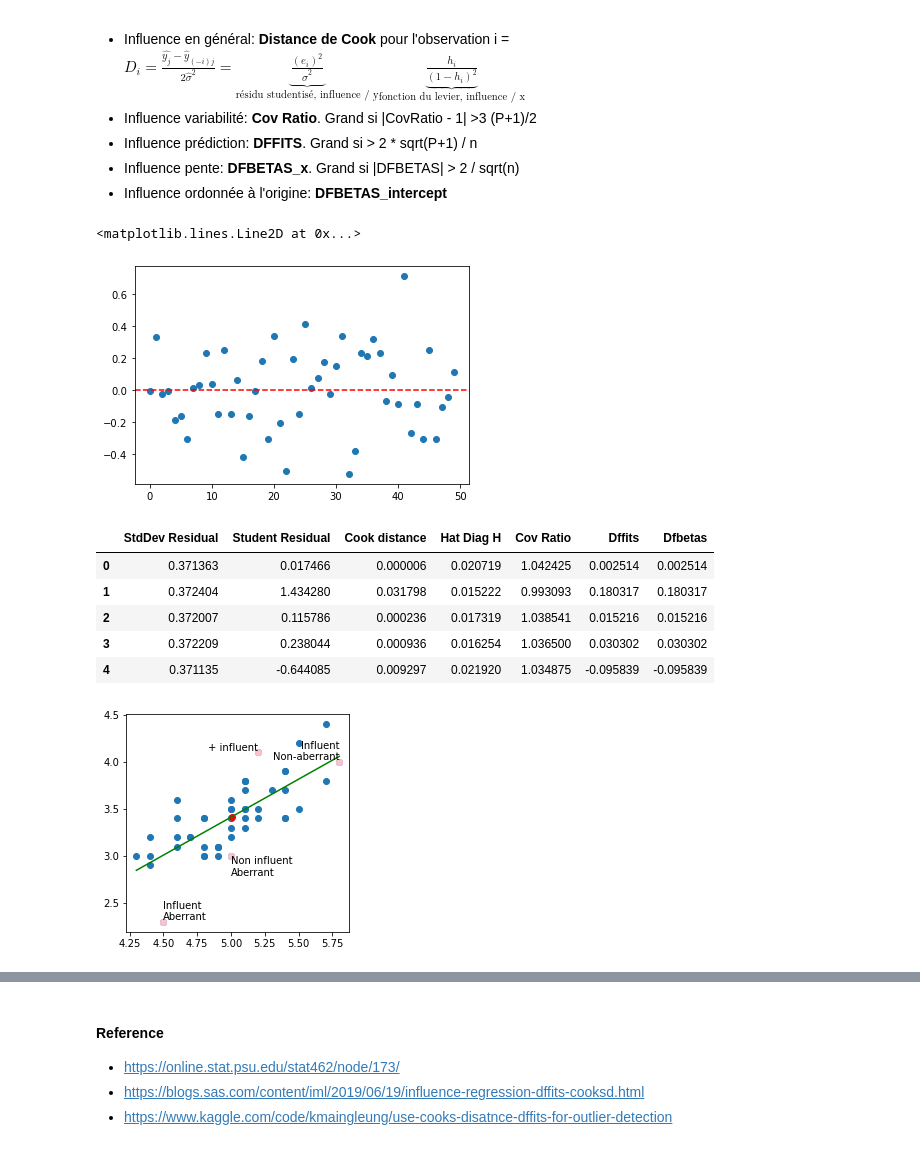
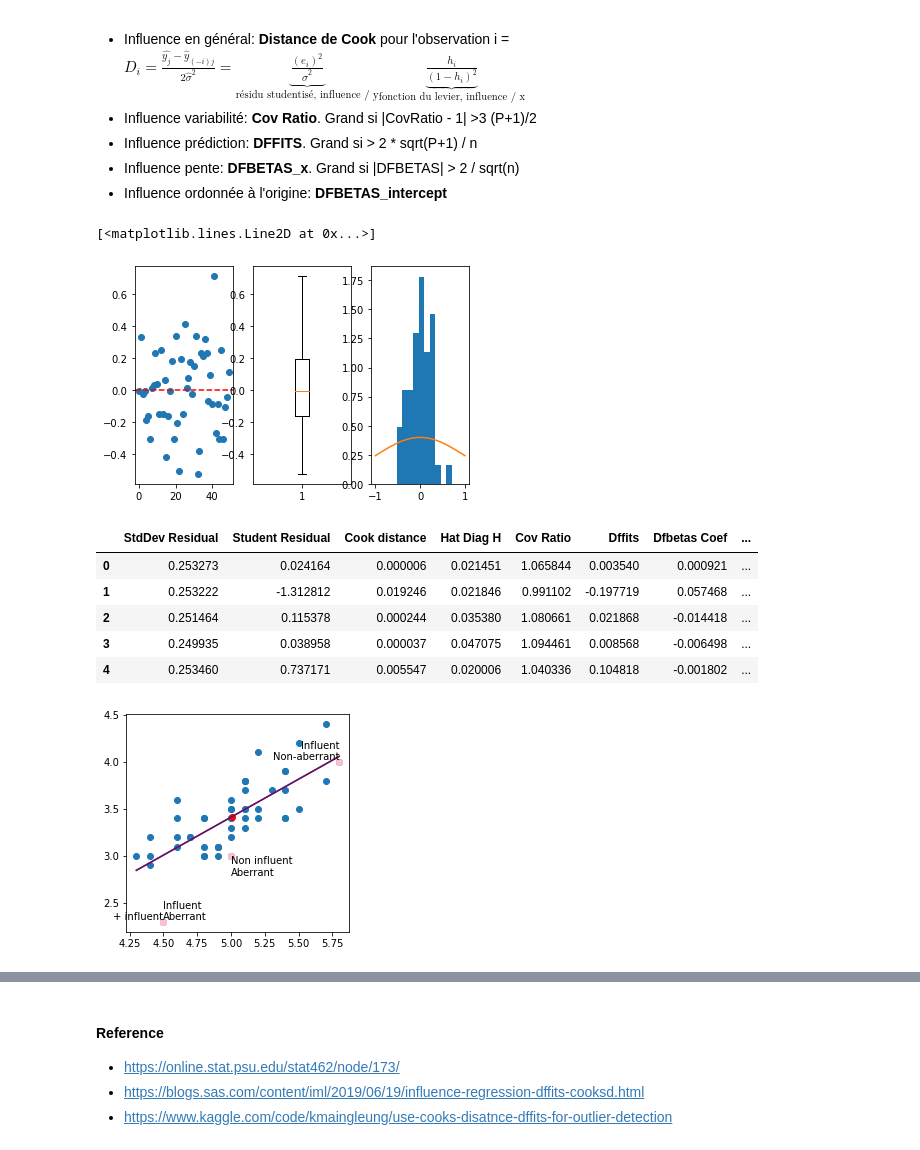
Before and after one commit to cotonne/or-ml-ai-stats, a Jupyter notebook: stats/linear-regression.ipynb, the cells around one changed output, grey strips where cells are left out. Cells and saved outputs as stored; diff of their text form; code cells hidden in the pictures.

Commit message:
Stats: linear regression

```diff
--- a/stats/linear-regression.ipynb
+++ b/stats/linear-regression.ipynb
@@ -63,10 +71,19 @@ plt.scatter(X, y)
 # %%
-import numpy as np
 X_ = np.average(X)
 y_ = np.average(y)
 cov_Xy = np.sum((X - X_) * (y - y_))
 var_x = np.sum((X - X_) ** 2)
 a = cov_Xy / var_x
 b = y_ - a * X_
-(a, b)
+
+reg = linear_model.LinearRegression()
+reg.fit(X.to_numpy().reshape(1, -1).T, y)
+
+res = sm.OLS(y, sm.add_constant(X, prepend=False)).fit()
+
+pd.DataFrame([
+    ["manually", a, b],
+    ["sk-learn", reg.coef_[0], reg.intercept_],
+    ["statsmodels", res.params[0], res.params[1]]],
+    columns=["Method", "Coeff", "Intercept"])
 # %% [output]
@@ -123,15 +143,18 @@ Un point abberant (éloigné de la droite) mais pas influent (proche de la moyen
 # %%
 ŷ = a * X + b
 residuals = (ŷ - y)
-plt.scatter(range(len(residuals)), residuals)
-plt.axhline(y = 0, color = 'r', linestyle = 'dashed')
+fig, (ax1, ax2, ax3) = plt.subplots(1, 3)
+ax1.scatter(range(len(residuals)), residuals)
+ax1.axhline(y = 0, color = 'r', linestyle = 'dashed')
+
+ax2.boxplot(residuals)
+ax3.hist(residuals, density = True)
+space = np.linspace(-1, 1)
+ax3.plot(space, norm.pdf(space, loc=0, scale=1))
 # %% [output]
-<matplotlib.lines.Line2D at 0x...>
+[<matplotlib.lines.Line2D at 0x...>]
-[figure, old version]
+[figure, new version]
 # %%
-import statsmodels.api as sm
-res = sm.OLS(X, y).fit()
-
 infl = res.get_influence()
 iris_desc = pd.DataFrame(zip(
     infl.resid_std,
@@ -140,29 +163,33 @@ iris_desc = pd.DataFrame(zip(
     infl.hat_matrix_diag,
     infl.cov_ratio,
     infl.dffits[0],
-    infl.dfbetas.reshape((50,))), columns=[
+    infl.dfbetas[:, 0],
+    infl.dfbetas[:, 1]), columns=[
     "StdDev Residual",
     "Student Residual",
     "Cook distance",
     "Hat Diag H",
     "Cov Ratio",
     "Dffits",
-    "Dfbetas"
+    "Dfbetas Coef",
+    "Dfbetas Intercept",
 ])
 iris_desc.head()
 # %% [output]
-|  | StdDev Residual | Student Residual | Cook distance | Hat Diag H | Cov Ratio | Dffits | Dfbetas |
-| 0 | 0.371363 | 0.017466 | 0.000006 | 0.020719 | 1.042425 | 0.002514 | 0.002514 |
-| 1 | 0.372404 | 1.434280 | 0.031798 | 0.015222 | 0.993093 | 0.180317 | 0.180317 |
-| 2 | 0.372007 | 0.115786 | 0.000236 | 0.017319 | 1.038541 | 0.015216 | 0.015216 |
-| 3 | 0.372209 | 0.238044 | 0.000936 | 0.016254 | 1.036500 | 0.030302 | 0.030302 |
-| 4 | 0.371135 | -0.644085 | 0.009297 | 0.021920 | 1.034875 | -0.095839 | -0.095839 |
+|  | StdDev Residual | Student Residual | Cook distance | Hat Diag H | Cov Ratio | Dffits | Dfbetas Coef | ... |
+| 0 | 0.253273 | 0.024164 | 0.000006 | 0.021451 | 1.065844 | 0.003540 | 0.000921 | ... |
+| 1 | 0.253222 | -1.312812 | 0.019246 | 0.021846 | 0.991102 | -0.197719 | 0.057468 | ... |
+| 2 | 0.251464 | 0.115378 | 0.000244 | 0.035380 | 1.080661 | 0.021868 | -0.014418 | ... |
+| 3 | 0.249935 | 0.038958 | 0.000037 | 0.047075 | 1.094461 | 0.008568 | -0.006498 | ... |
+| 4 | 0.253460 | 0.737171 | 0.005547 | 0.020006 | 1.040336 | 0.104818 | -0.001802 | ... |
 # %%
 fig, ax = plt.subplots(figsize=(4,4))
 ax.scatter(X, y)
 X_test = np.array([np.min(X), np.max(X)])
 y_test = a * X_test + b
+y_sm = res.params[0] * X_test + res.params[1]
 ax.plot(X_test, y_test, color="green")
+ax.plot(X_test, y_sm, color="purple")
 ax.scatter(X_, y_, color="red")
 
 points = [
@@ -178,7 +205,7 @@ for index_point, text, ha, va in points:
     ax.scatter(xp, yp, color="pink")
     ax.text(xp, yp, text, ha=ha, va=va)
 # %% [output]
-[figure, old version]
+[figure, new version]
 # %%
 fig = sm.graphics.influence_plot(res, criterion="cooks")
 fig.tight_layout(pad=1.0)
```
Also changed, not shown: parts of 13 cells of this notebook.
